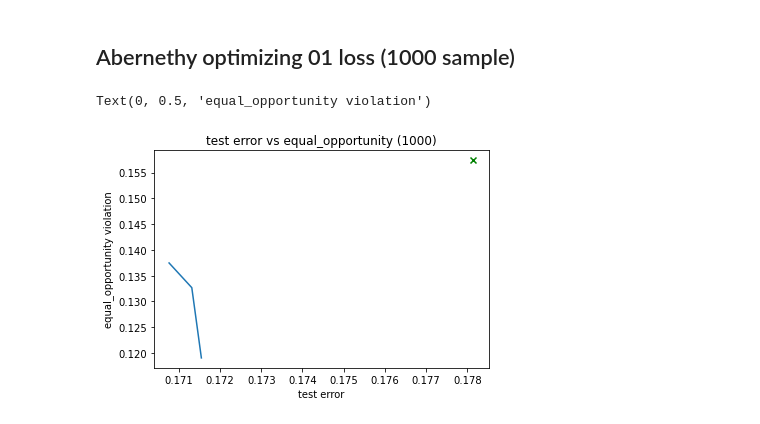
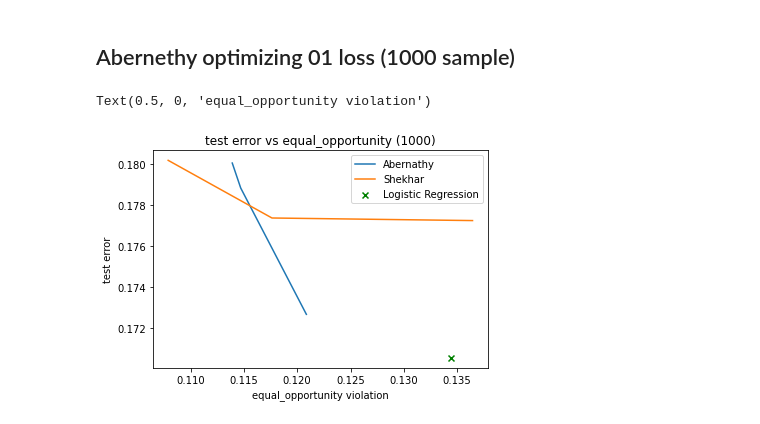
Before and after one commit to laurakn/undergrad_research_2022, a Jupyter notebook: lawrence/plot_Shehkar_equal_oppos.ipynb, the cells around one changed output. Saved outputs shown, nothing was run; the diff lists cells and outputs as text; code cells hidden in the pictures.

```diff
--- a/lawrence/plot_Shehkar_equal_oppos.ipynb
+++ b/lawrence/plot_Shehkar_equal_oppos.ipynb
@@ -62,3 +89,4 @@ Text(0, 0.5, 'equal_opportunity violation')
 # %%
-df = sort.iloc[index]
+df_ab = sort_ab.iloc[index_ab]
+df_sh = sort_sh.iloc[index_sh]
 # %%
@@ -127,24 +191,40 @@ for i in [0.0, 0.05, 0.1, 0.15, 0.2, 0.25, 0.3, 0.35, 0.4, 0.45, 0.5, 0.55, 0.6,
 # %%
-df = pd.DataFrame(df)
-df.columns = ["checkpoint","test error","demographic parity","equal odds","equal_opportunity","overall accuracy violation"]
+df_sh = pd.DataFrame(df_sh)
+df_sh.columns = ["checkpoint","test error","demographic parity","equal odds","equal_opportunity","overall accuracy violation"]
+df_ab = pd.DataFrame(df_ab)
+df_ab.columns = ["checkpoint","test error","demographic parity","equal odds","equal_opportunity","overall accuracy violation"]
 # %%
-sort = df.sort_values("test error")
+sort_ab = df_ab.sort_values("test error")
+sort_ab = df_ab.sort_values("test error")
 # %%
-test_error_frontier = [sort['test error'].iloc[0]]
-equal_opportunity_frontier = [sort['equal_opportunity'].iloc[0]]
+test_error_frontier_ab = [sort_ab['test error'].iloc[0]]
+equal_opportunity_frontier_ab = [sort_ab['equal_opportunity'].iloc[0]]
+test_error_frontier_sh = [sort_sh['test error'].iloc[0]]
+equal_opportunity_frontier_sh = [sort_sh['equal_opportunity'].iloc[0]]
 # %%
-index = [0]
+index_ab = [0]
 for i in range(1, 21):
-    if sort['equal_opportunity'].iloc[i] < equal_opportunity_frontier[-1]:
-        index.append(i)
-        equal_opportunity_frontier.append(sort['equal_opportunity'].iloc[i])
-        test_error_frontier.append(sort['test error'].iloc[i])
-plt.plot(test_error_frontier, equal_opportunity_frontier)
-plt.scatter(baseline1.loc["test error"], baseline1.loc["equal_opportunity"], marker='x', c="g")
+    if sort_ab['equal_opportunity'].iloc[i] < equal_opportunity_frontier_ab[-1]:
+        index_ab.append(i)
+        equal_opportunity_frontier_ab.append(sort_ab['equal_opportunity'].iloc[i])
+        test_error_frontier_ab.append(sort_ab['test error'].iloc[i])
+
+
+index_sh = [0]
+for i in range(1, 21):
+    if sort_sh['equal_opportunity'].iloc[i] < equal_opportunity_frontier_sh[-1]:
+        index_sh.append(i)
+        equal_opportunity_frontier_sh.append(sort_sh['equal_opportunity'].iloc[i])
+        test_error_frontier_sh.append(sort_sh['test error'].iloc[i])
+
+plt.plot(equal_opportunity_frontier_ab, test_error_frontier_ab, label="Abernathy")
+plt.plot(equal_opportunity_frontier_sh, test_error_frontier_sh, label="Shekhar")
+plt.scatter( baseline2.loc["equal_opportunity"], baseline2.loc["test error"],marker='x', c="g", label="Logistic Regression")
+plt.legend()
 plt.title("test error vs equal_opportunity (1000)")
-plt.xlabel("test error")
-plt.ylabel("equal_opportunity violation")
+plt.ylabel("test error")
+plt.xlabel("equal_opportunity violation")
 # %% [output]
-Text(0, 0.5, 'equal_opportunity violation')
+Text(0.5, 0, 'equal_opportunity violation')
-[figure, old version]
+[figure, new version]
 # %%
```
Also changed, not shown: parts of 21 cells of this notebook, 1 other file.
